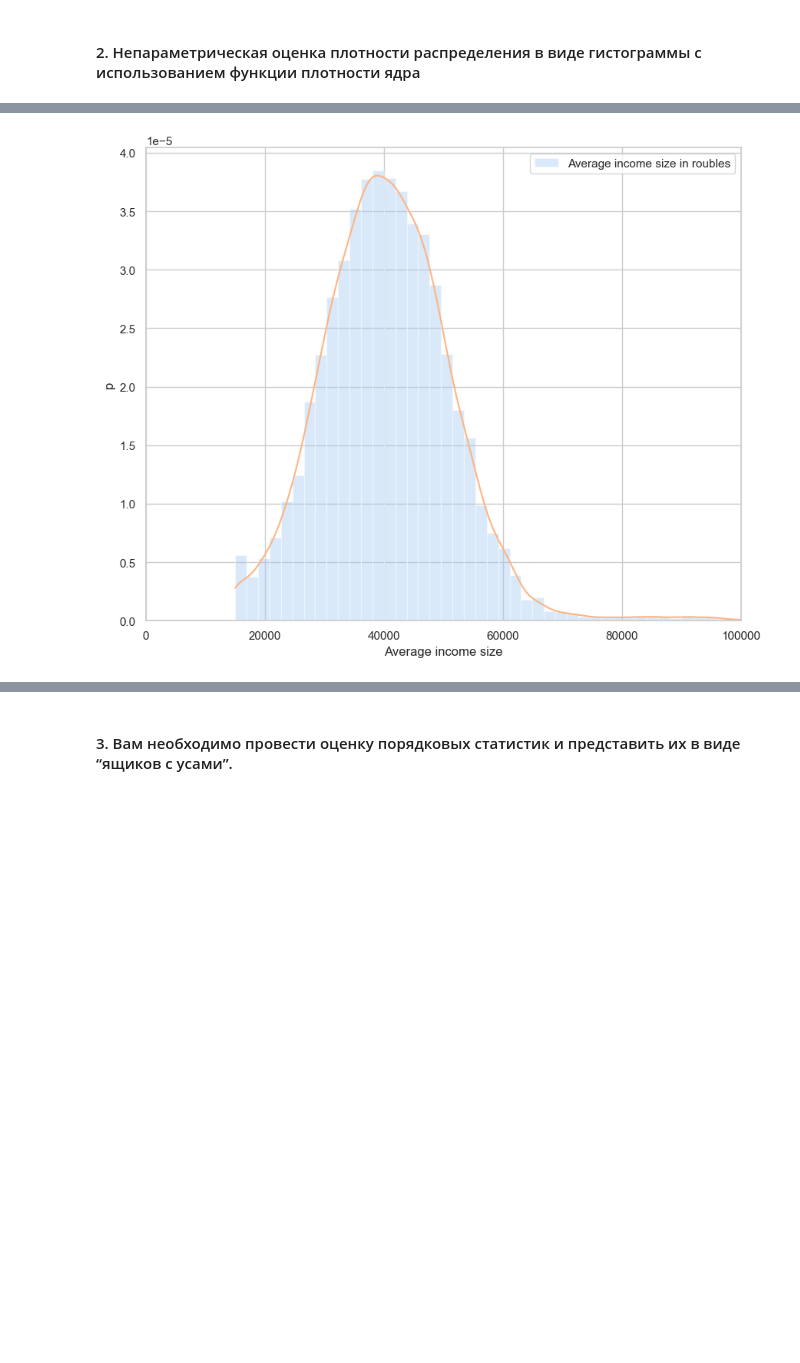
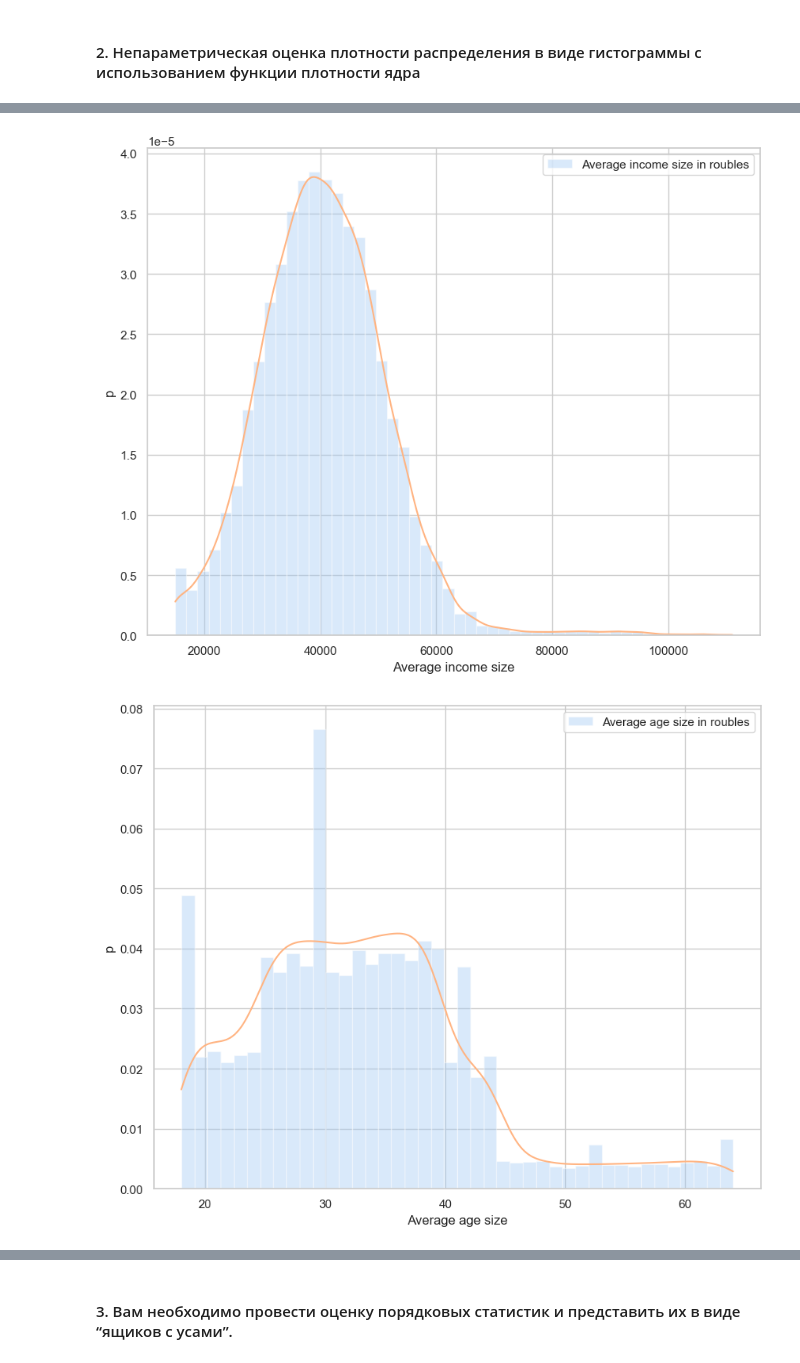
Before and after one commit to AnatolyPershinov/MFML_labs, a Jupyter notebook: lr1/salary/salary.ipynb, the cells around one changed output, grey strips where cells are left out. Cells and saved outputs as stored; diff of their text form; code cells hidden in the pictures; blank space fills up the shorter version.

```diff
--- a/lr1/salary/salary.ipynb
+++ b/lr1/salary/salary.ipynb
@@ -143,19 +165,24 @@ Sample mean: 40556.386 +/- 180.145
 # %%
-plt.figure(figsize=(10, 8))
+def kern(df_empl, name):
+    plt.figure(figsize=(10, 8))
 
-kernel = scipy.stats.gaussian_kde(df_empl["income"])
+    kernel = scipy.stats.gaussian_kde(df_empl)
 
-min_price, max_price = df_empl["income"].min(), df_empl["income"].max()
-x = np.linspace(min_price, max_price, len(df_empl))
-kde_values = kernel.evaluate(x)
+    min_price, max_price = df_empl.min(), df_empl.max()
+    x = np.linspace(min_price, max_price, len(df_empl))
+    kde_values = kernel.evaluate(x)
 
-sns.distplot(df_empl["income"], kde=False, norm_hist=True, label="Average income size in roubles")
-plt.plot(x, kde_values)
+    sns.distplot(df_empl, kde=False, norm_hist=True, label=f"Average {name} size in roubles")
+    plt.plot(x, kde_values)
 
-plt.ylabel("p")
-plt.xlabel("Average income size")
-plt.xlim(0, 10e4)
-plt.legend()
-plt.show()
+    plt.ylabel("p")
+    plt.xlabel(f"Average {name} size")
+    plt.legend()
+    plt.show()
+
+
+kern(source_df["income"], "income")
+kern(source_df["age"], "age")
 # %% [output]
-[figure, old version]
+[figure, new version]
+[figure, added]
```
Also changed, not shown: parts of 18 cells of this notebook.
